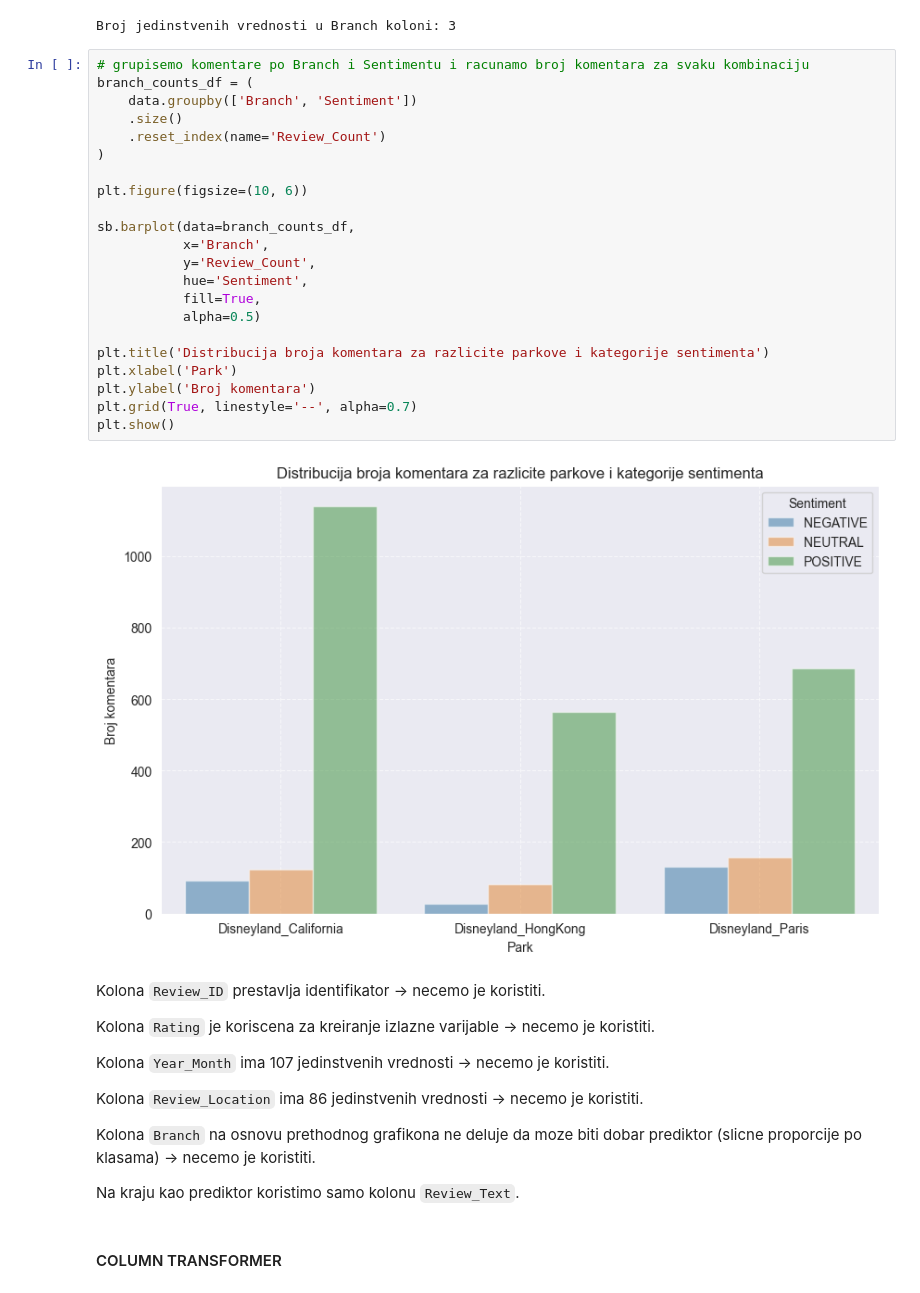
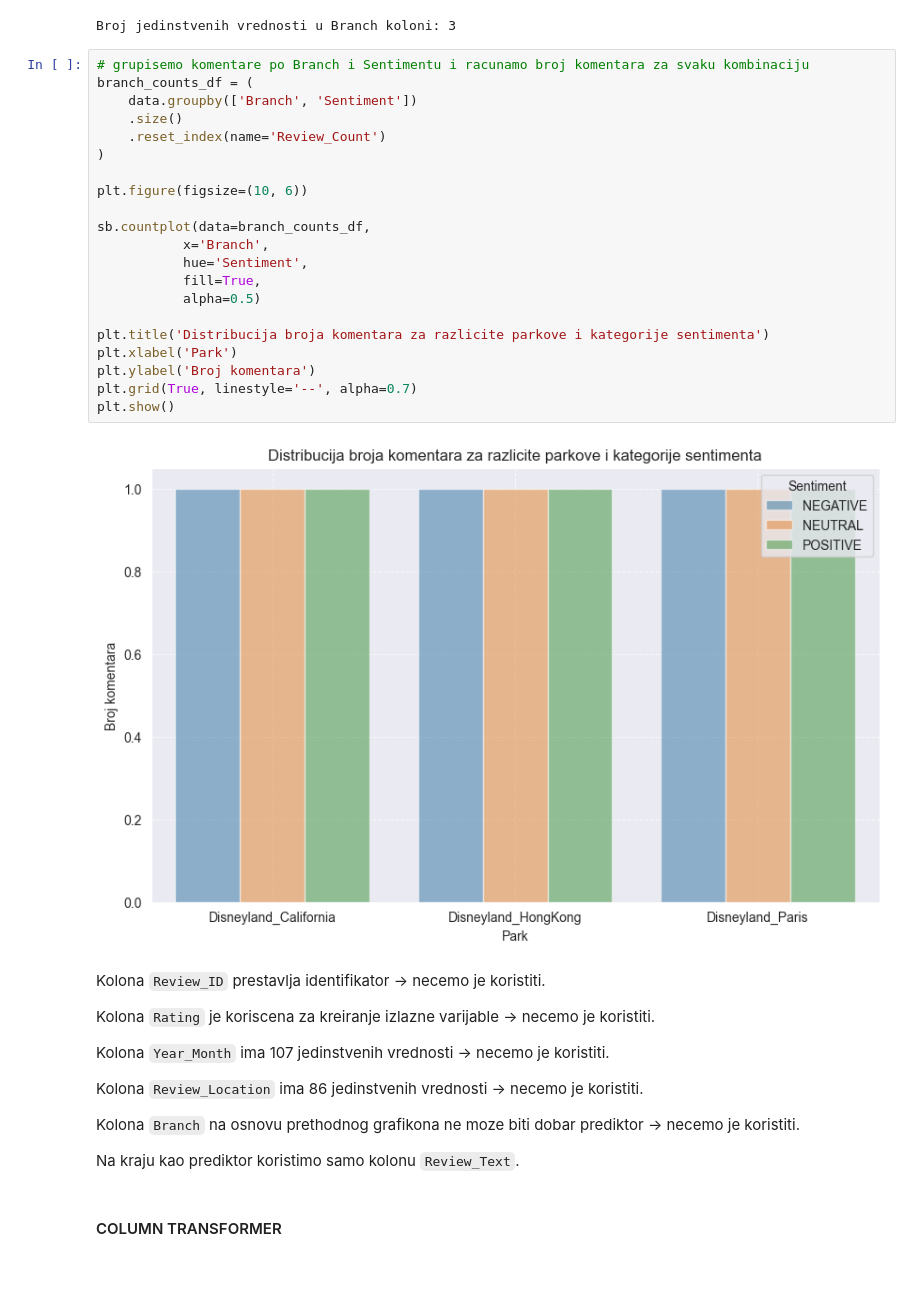
Before and after one commit to nralic/napredna-analiza-podataka, a Jupyter notebook: primeri_kolokvijuma/Klasifikacija2.ipynb, the cells around one changed output. Cells and saved outputs as stored; diff of their text form.

Commit message:
Add countplot

```diff
--- a/primeri_kolokvijuma/Klasifikacija2.ipynb
+++ b/primeri_kolokvijuma/Klasifikacija2.ipynb
@@ -141,27 +141,26 @@ Broj jedinstvenih vrednosti u Branch koloni: 3
 # %%
 # grupisemo komentare po Branch i Sentimentu i racunamo broj komentara za svaku kombinaciju
 branch_counts_df = (
     data.groupby(['Branch', 'Sentiment'])
     .size()
     .reset_index(name='Review_Count')
 )
 
 plt.figure(figsize=(10, 6))
 
-sb.barplot(data=branch_counts_df,
+sb.countplot(data=branch_counts_df,
            x='Branch',
-           y='Review_Count',
            hue='Sentiment',
            fill=True,
            alpha=0.5)
 
 plt.title('Distribucija broja komentara za razlicite parkove i kategorije sentimenta')
 plt.xlabel('Park')
 plt.ylabel('Broj komentara')
 plt.grid(True, linestyle='--', alpha=0.7)
 plt.show()
 # %% [output]
-[figure, old version]
+[figure, new version]
 # %% [markdown]
 Kolona `Review_ID` prestavlja identifikator -> necemo je koristiti.
 
@@ -171,7 +170,7 @@ Kolona `Year_Month` ima 107 jedinstvenih vrednosti -> necemo je koristiti.
 
 Kolona `Review_Location` ima 86 jedinstvenih vrednosti -> necemo je koristiti.
 
-Kolona `Branch` na osnovu prethodnog grafikona ne deluje da moze biti dobar prediktor (slicne proporcije po klasama) -> necemo je koristiti.
+Kolona `Branch` na osnovu prethodnog grafikona ne moze biti dobar prediktor -> necemo je koristiti.
 
 Na kraju kao prediktor koristimo samo kolonu `Review_Text`.
 # %% [markdown]
```
Also changed, not shown: 1 other file.
